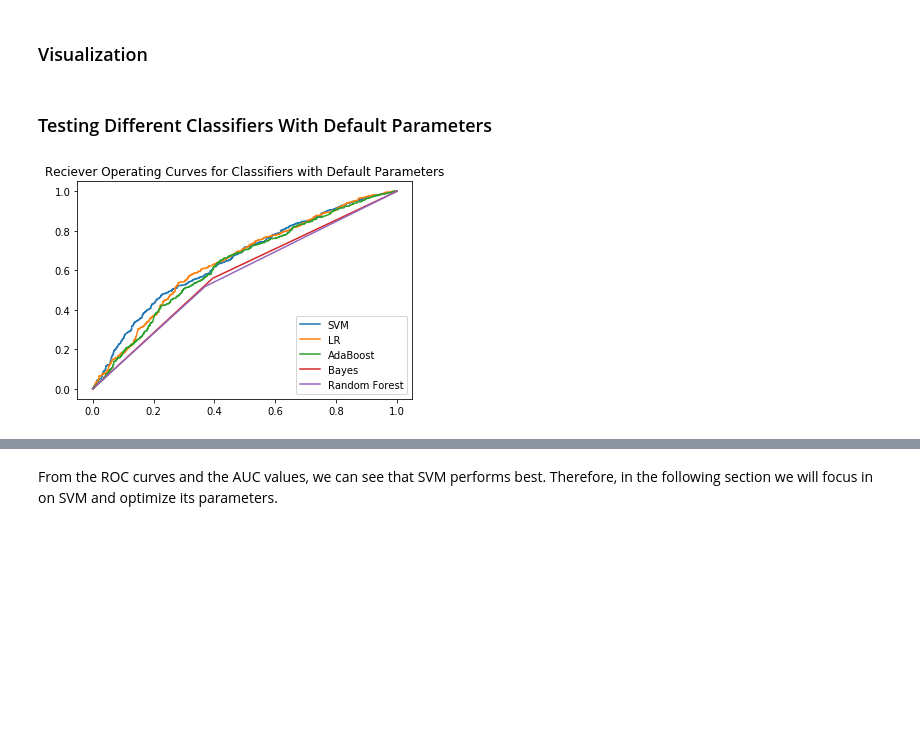
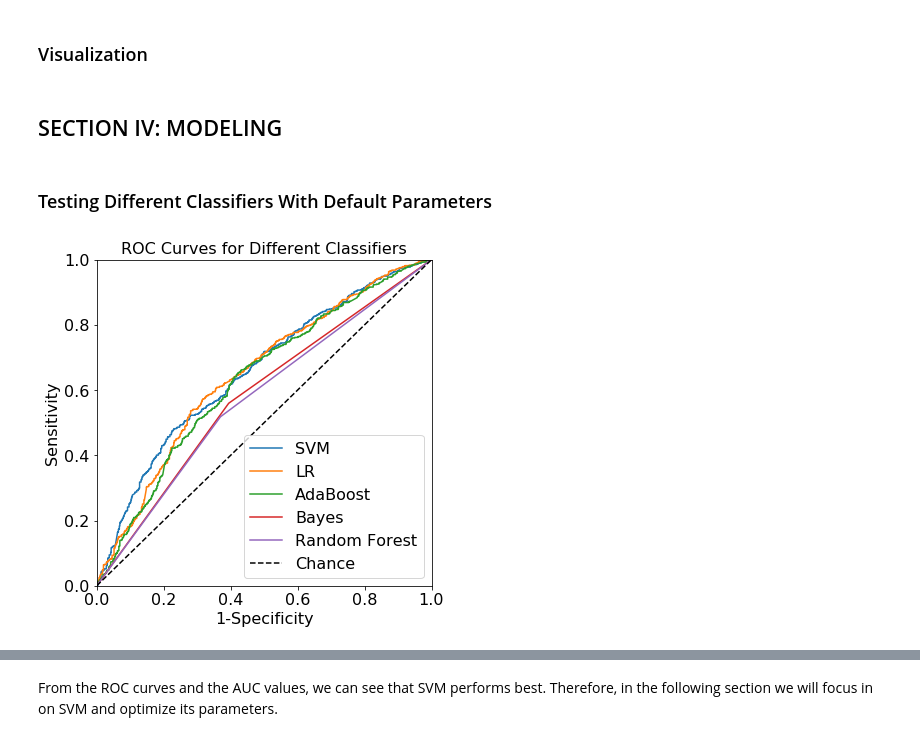
Before and after one commit to kevinmchu/BME590Final, a Jupyter notebook: Process Book.ipynb, the cells around one changed output, grey strips where cells are left out. Saved outputs shown, nothing was run; the diff lists cells and outputs as text; code cells hidden in the pictures; blank space fills up the shorter version.

Commit message:
adjusted figure aesthetics

```diff
--- a/Process Book.ipynb
+++ b/Process Book.ipynb
@@ -553,6 +551,8 @@ X_test[np.isnan(X_test)] = 0
 # plt.scatter(X_tsne[y_train==0, 0], X_tsne[y_train==0, 1])
 # plt.scatter(X_tsne[y_train==1, 0], X_tsne[y_train==1, 1])
 # plt.show()
+# %% [markdown]
+## SECTION IV: MODELING
 # %% [markdown]
 ### Testing Different Classifiers With Default Parameters
 # %%
@@ -603,19 +603,30 @@ RandForest_AUC = metrics.auc(RandForest_fpr, RandForest_tpr)
 
 # creating dataframe to display results
 AUC_Class_df = pd.DataFrame({'Classifier':['SVM','LR','AdaBoost','Bayes','Random Forest'],'AUC':[svm_AUC, LR_AUC, Ada_AUC, Bayes_AUC, RandForest_AUC]})
-
-# Plot ROC curves
-import matplotlib.pyplot as plt
-plt.figure()
-plt.plot(svm_fpr, svm_tpr, label = "SVM")
-plt.plot(LR_fpr, LR_tpr, label = "LR")
-plt.plot(Ada_fpr, Ada_tpr, label = "AdaBoost")
-plt.plot(Bayes_fpr, Bayes_tpr, label = "Bayes")
-plt.plot(RandForest_fpr, RandForest_tpr, label = "Random Forest")
-plt.legend(loc="lower right")
-plt.title("Reciever Operating Curves for Classifiers with Default Parameters")
-plt.show()
-# %% [output]
-[figure, removed]
+# %%
+# Plot ROC curves
+import matplotlib.pyplot as plt
+plt.figure(figsize=(6, 6))
+ax = plt.subplot(111)
+plt.plot(svm_fpr, svm_tpr, label = "SVM")
+plt.plot(LR_fpr, LR_tpr, label = "LR")
+plt.plot(Ada_fpr, Ada_tpr, label = "AdaBoost")
+plt.plot(Bayes_fpr, Bayes_tpr, label = "Bayes")
+plt.plot(RandForest_fpr, RandForest_tpr, label = "Random Forest")
+plt.plot(np.array([0, 1]), np.array([0, 1]), 'k--', label = "Chance")
+plt.axis((0, 1, 0, 1))
+
+# Labels
+plt.title("ROC Curves for Different Classifiers", fontsize=16)
+plt.xlabel('1-Specificity', fontsize=16)
+plt.ylabel('Sensitivity', fontsize=16)
+plt.legend(loc="lower right", fontsize=16)
+x_ticks = np.array([0, 0.2, 0.4, 0.6, 0.8, 1])
+ax.set_xticklabels(x_ticks, rotation=0, fontsize=16)
+y_ticks = np.array([0, 0.2, 0.4, 0.6, 0.8, 1])
+ax.set_yticklabels(y_ticks, rotation=0, fontsize=16)
+plt.savefig("ClassifiersDefaultParams.png", bbox_inches='tight')
+# %% [output]
+[figure, added]
 # %%
 AUC_Class_df
```
Also changed, not shown: parts of 13 cells of this notebook.
